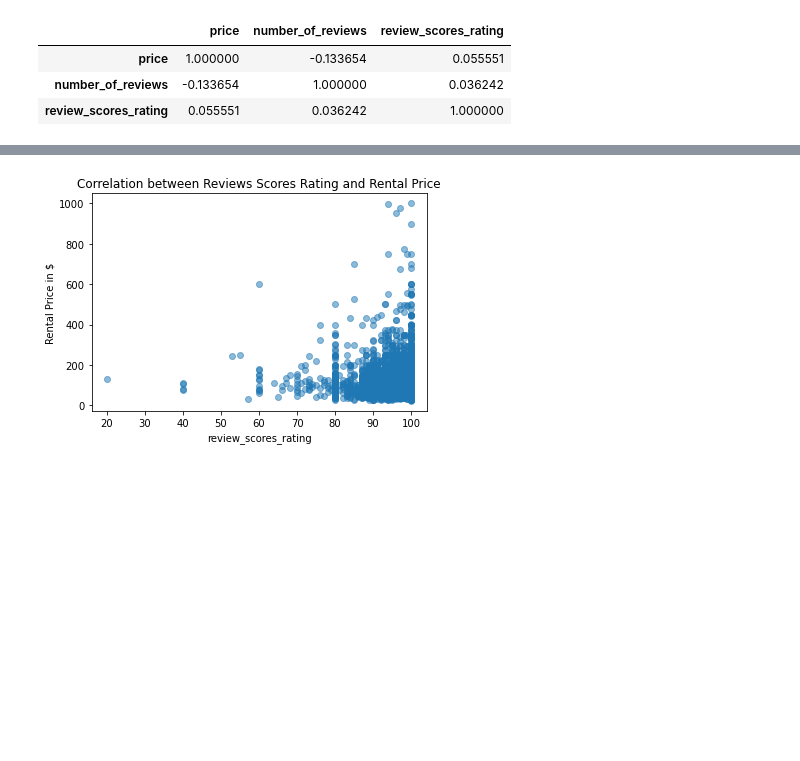
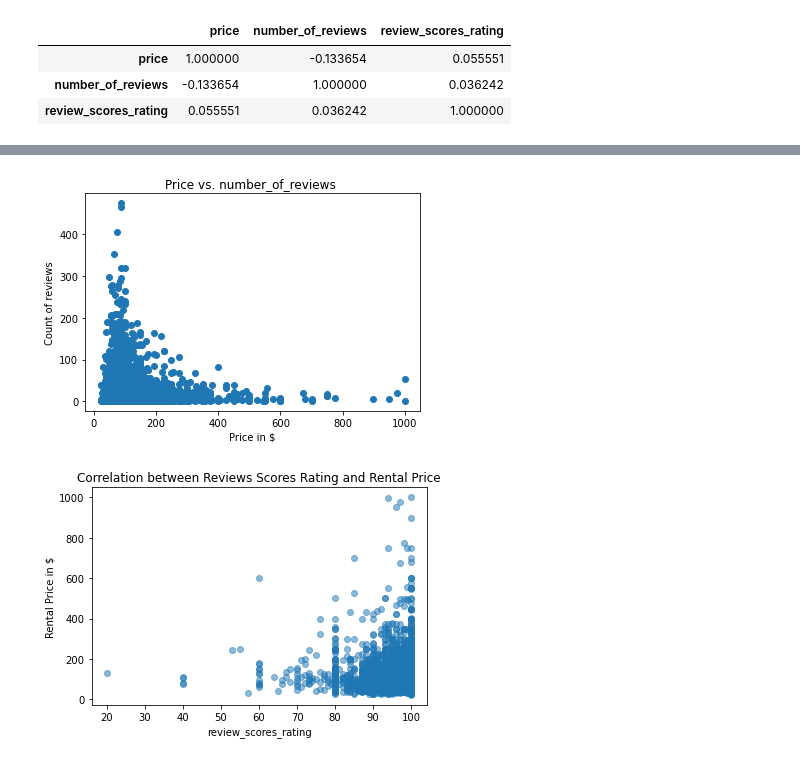
Before and after one commit to Sylivera/Udacity_assignment1_, a Jupyter notebook: Project_1_Airbnb_Seattle.ipynb, the cells around one changed output, grey strips where cells are left out. Saved outputs shown, nothing was run; the diff lists cells and outputs as text; code cells hidden in the pictures; blank space fills up the shorter version.

```diff
--- a/Project_1_Airbnb_Seattle.ipynb
+++ b/Project_1_Airbnb_Seattle.ipynb
@@ -111,6 +111,6 @@ number_of_reviews           0
 review_scores_rating      647
 dtype: int64
 # %%
-## Drop all respondents who have no working language
-df_qn1 = df_qn1.dropna()
+## Drop all null values
+data_qn1 = data_qn1.dropna()
 # %%
@@ -150,7 +150,7 @@ df_qn1.head()
 | 5 | 5956968 | West Queen Anne | Seattle | House | Private room | $120.00 | 17 | ... |
 # %%
 # make id the index
-df_qn1.set_index('id', inplace=True)
+data_qn1.set_index('id', inplace=True)
 # %% [markdown]
 ### Evaluate the Results
 # %%
@@ -174,7 +173,7 @@ df_qn1.head(3)
 | 3308979 | West Queen Anne | Seattle | House | Entire home/apt | $975.00 | 20 | ... |
 # %%
 # strip off dollar sign to use the price column
-df_qn1['price'] = df_qn1['price'].str.replace(',', '').str.replace('$', '').astype(float)
+data_qn1['price'] = data_qn1['price'].str.replace(',', '').str.replace('$', '').astype(float)
 # %% [markdown]
 ### Computing the average price per property type
 # %%
@@ -238,5 +236,5 @@ df_qn1.head(2)
 | 241032 | West Queen Anne | Seattle | Apartment | Entire home/apt | 85.0 | 207 | ... |
 | 953595 | West Queen Anne | Seattle | Apartment | Entire home/apt | 150.0 | 43 | ... |
 # %%
-df_qn2 = df_qn1.copy()
+data_qn2 = data_qn1.copy()
 # %%
@@ -270,9 +268,11 @@ plt.show()
 # %%
 # Creating a scatter plot
-plt.scatter(df_qn2['price'], df_qn2['number_of_reviews'])
+plt.scatter(data_qn2['price'], data_qn2['number_of_reviews'])
 plt.title('Price vs. number_of_reviews ')
 plt.xlabel('Price in $')
 plt.ylabel('Count of reviews')
 plt.show()
+# %% [output]
+[figure, added]
 # %%
 # Plotting the scatter plot
```
Also changed, not shown: parts of 30 cells of this notebook.
